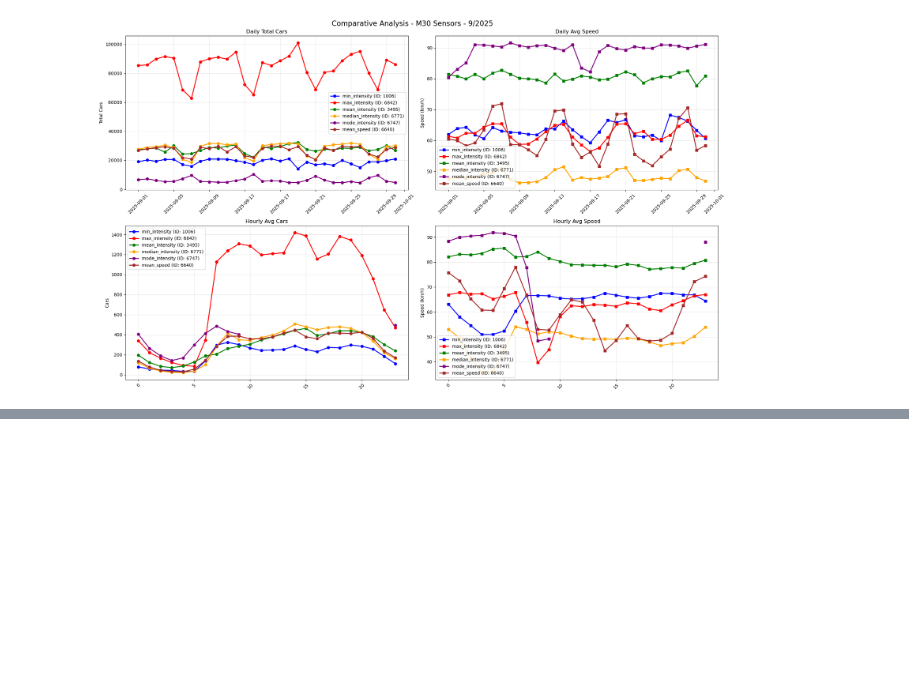
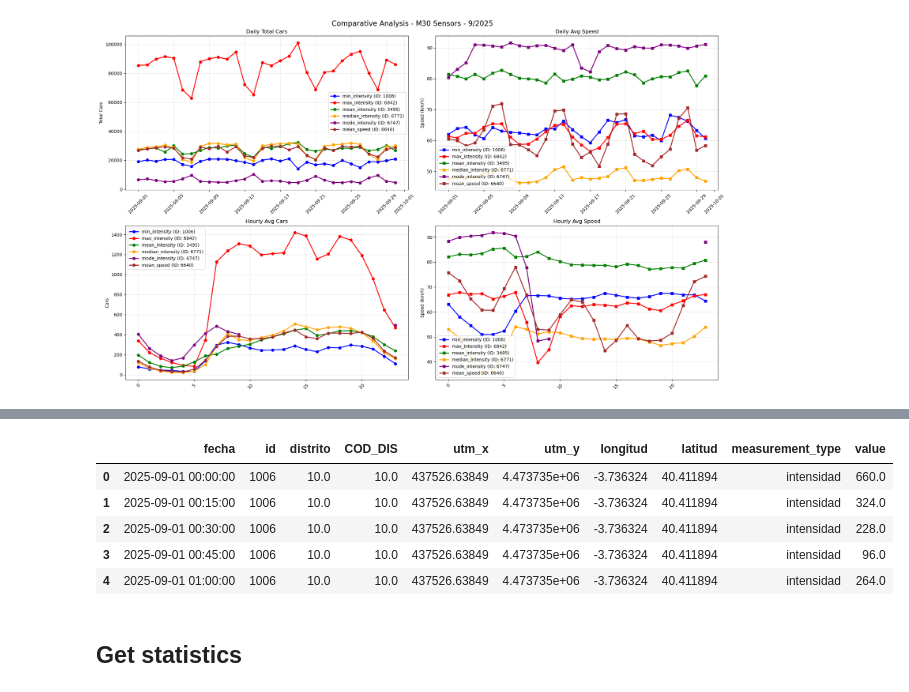
Before and after one commit to annak1800/ciudades_sostenibles, a Jupyter notebook: notebook_1.ipynb, the cells around one changed output, grey strips where cells are left out. Cells and saved outputs as stored; diff of their text form; code cells hidden in the pictures; blank space fills up the shorter version.

```diff
--- a/notebook_1.ipynb
+++ b/notebook_1.ipynb
@@ -578,0 +645,3 @@ compare_multiple_sensors(m30_data, m30_sensors, "M30")
+# %%
+# merge merged data with data and reformat merged data into long format and merge with traffic data column intensidad and coches total
+merged_full = pd.merge(data.reset_index(), merged_data, on='id', how='left')
@@ -578,0 +659,14 @@ compare_multiple_sensors(m30_data, m30_sensors, "M30")
+# %%
+merged_long = pd.melt(merged_full, id_vars=['fecha', 'id', 'distrito', 'COD_DIS','utm_x', 'utm_y', 'longitud','latitud'],
+                      value_vars=['intensidad', 'coches_total'],
+                      var_name='measurement_type', value_name='value')
+merged_long.head()
+# %% [output]
+|  | fecha | id | distrito | COD_DIS | utm_x | utm_y | longitud | latitud | measurement_type | value |
+| 0 | 2025-09-01 00:00:00 | 1006 | 10.0 | 10.0 | 437526.63849 | 4.473735e+06 | -3.736324 | 40.411894 | intensidad | 660.0 |
+| 1 | 2025-09-01 00:15:00 | 1006 | 10.0 | 10.0 | 437526.63849 | 4.473735e+06 | -3.736324 | 40.411894 | intensidad | 324.0 |
+| 2 | 2025-09-01 00:30:00 | 1006 | 10.0 | 10.0 | 437526.63849 | 4.473735e+06 | -3.736324 | 40.411894 | intensidad | 228.0 |
+| 3 | 2025-09-01 00:45:00 | 1006 | 10.0 | 10.0 | 437526.63849 | 4.473735e+06 | -3.736324 | 40.411894 | intensidad | 96.0 |
+| 4 | 2025-09-01 01:00:00 | 1006 | 10.0 | 10.0 | 437526.63849 | 4.473735e+06 | -3.736324 | 40.411894 | intensidad | 264.0 |
+# %% [markdown]
+## Get statistics
```
Also changed, not shown: parts of 14 cells of this notebook.
